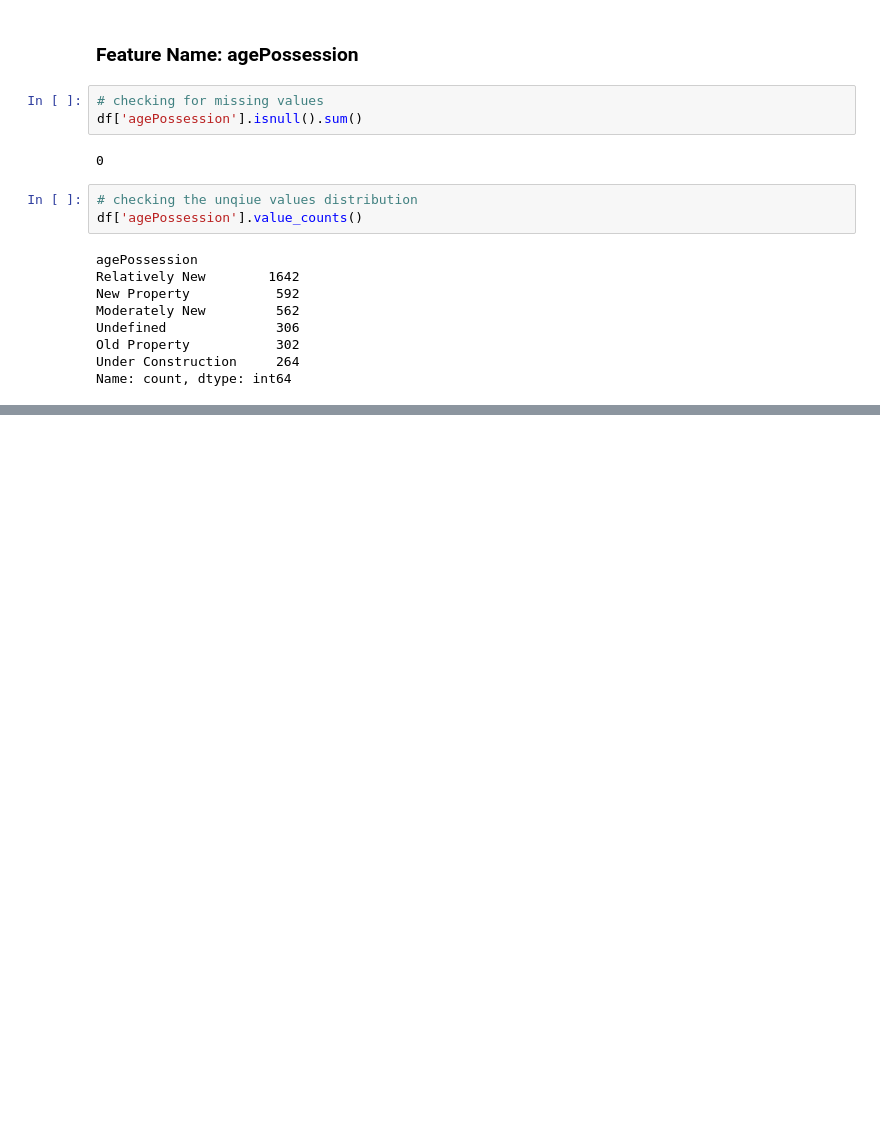
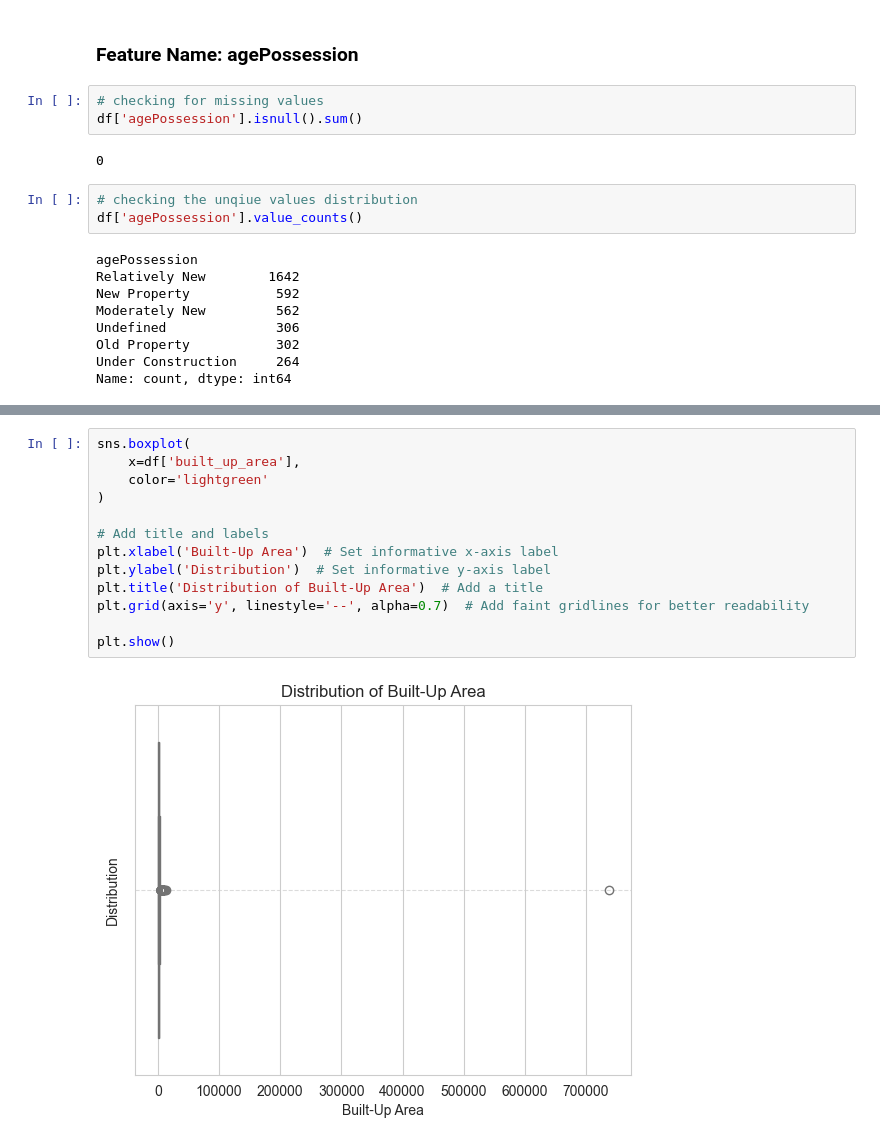
Before and after one commit to 07Sada/real-estate-property-price-predictor, a Jupyter notebook: notebooks/EDA-univariant_analysis_#05.ipynb, the cells around one changed output, grey strips where cells are left out. Cells and saved outputs as stored; diff of their text form; blank space fills up the shorter version.

```diff
--- a/notebooks/EDA-univariant_analysis_#05.ipynb
+++ b/notebooks/EDA-univariant_analysis_#05.ipynb
@@ -824,0 +913,15 @@ Name: count, dtype: int64
+# %%
+sns.boxplot(
+    x=df['built_up_area'],
+    color='lightgreen'
+)
+
+# Add title and labels
+plt.xlabel('Built-Up Area')  # Set informative x-axis label
+plt.ylabel('Distribution')  # Set informative y-axis label
+plt.title('Distribution of Built-Up Area')  # Add a title
+plt.grid(axis='y', linestyle='--', alpha=0.7)  # Add faint gridlines for better readability
+
+plt.show()
+# %% [output]
+[figure, added]
```
Also changed, not shown: parts of 31 cells of this notebook.
